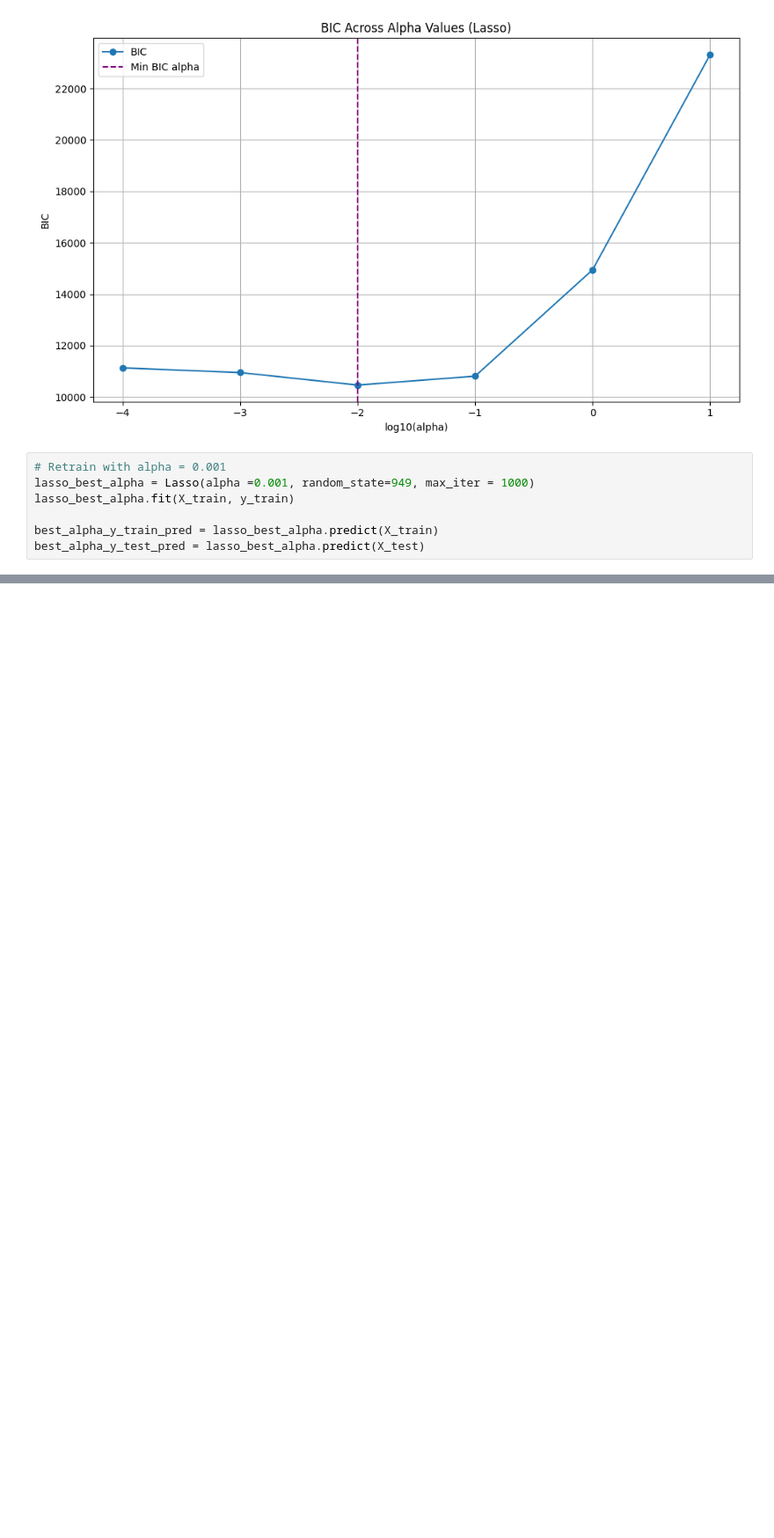
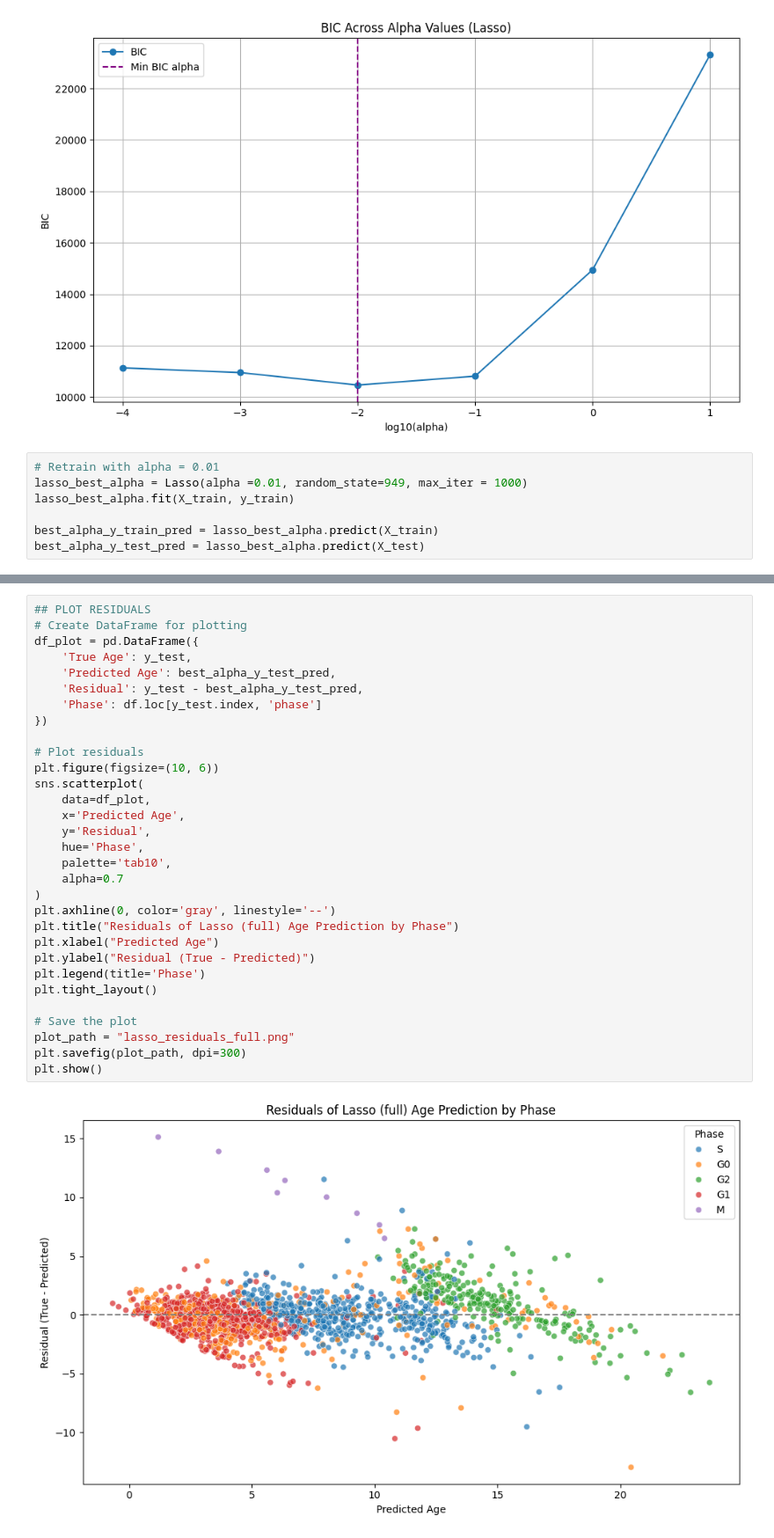
Before and after one commit to mariahgloehr/IICD, a Jupyter notebook: Linear Regression/lasso_full.ipynb, the cells around one changed output, grey strips where cells are left out. Shown at 88% size. Cells and saved outputs as stored; diff of their text form; blank space fills up the shorter version.

Commit message:
regression plots for ridge and lasso

```diff
--- a/Linear Regression/lasso_full.ipynb
+++ b/Linear Regression/lasso_full.ipynb
@@ -111,8 +112,8 @@ plt.show()
 Alpha with minimum BIC: 0.01000
 [figure]
 # %%
-# Retrain with alpha = 0.001
-lasso_best_alpha = Lasso(alpha =0.001, random_state=949, max_iter = 1000)
+# Retrain with alpha = 0.01
+lasso_best_alpha = Lasso(alpha =0.01, random_state=949, max_iter = 1000)
 lasso_best_alpha.fit(X_train, y_train)
 
 best_alpha_y_train_pred = lasso_best_alpha.predict(X_train)
@@ -176 +177,34 @@ S      1.780017
 dtype: float64
+# %%
+## PLOT RESIDUALS
+# Create DataFrame for plotting
+df_plot = pd.DataFrame({
+    'True Age': y_test,
+    'Predicted Age': best_alpha_y_test_pred,
+    'Residual': y_test - best_alpha_y_test_pred,
+    'Phase': df.loc[y_test.index, 'phase']
+})
+
+# Plot residuals
+plt.figure(figsize=(10, 6))
+sns.scatterplot(
+    data=df_plot,
+    x='Predicted Age',
+    y='Residual',
+    hue='Phase',
+    palette='tab10',
+    alpha=0.7
+)
+plt.axhline(0, color='gray', linestyle='--')
+plt.title("Residuals of Lasso (full) Age Prediction by Phase")
+plt.xlabel("Predicted Age")
+plt.ylabel("Residual (True - Predicted)")
+plt.legend(title='Phase')
+plt.tight_layout()
+
+# Save the plot
+plot_path = "lasso_residuals_full.png"
+plt.savefig(plot_path, dpi=300)
+plt.show()
+# %% [output]
+[figure, added]
```
Also changed, not shown: parts of 2 cells of this notebook, 8 other files.
